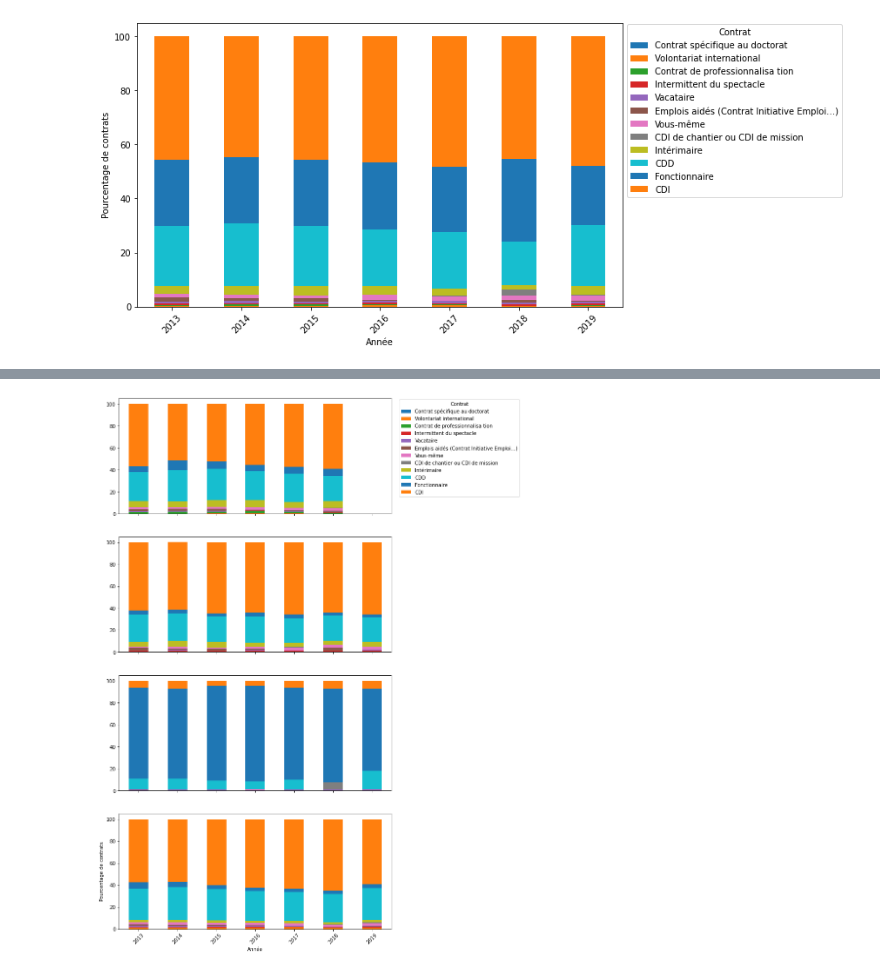
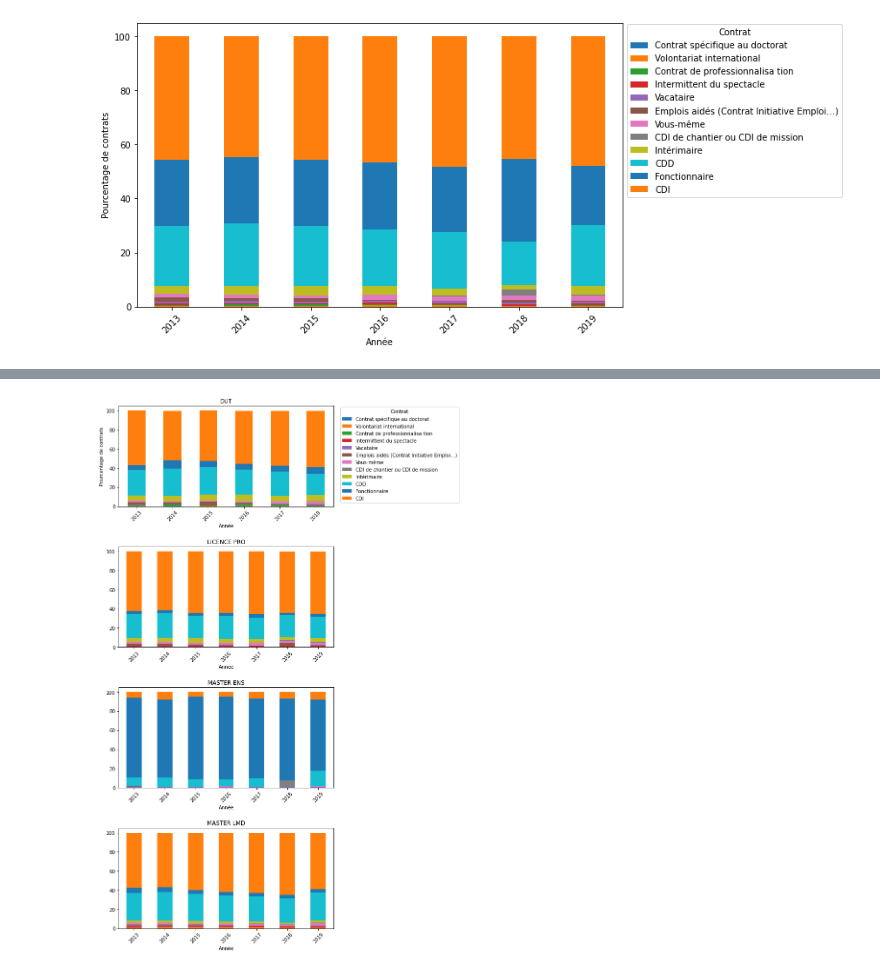
Before and after one commit to smtux/DUDA, a Jupyter notebook: inser_pro/src/pro.ipynb, the cells around one changed output, grey strips where cells are left out. Cells and saved outputs as stored; diff of their text form; code cells hidden in the pictures.

Commit message:
Ajout des std dans les graph à barres empilées pour le projet perso

```diff
--- a/inser_pro/src/pro.ipynb
+++ b/inser_pro/src/pro.ipynb
@@ -328,18 +394,25 @@ df_graph[df_graph["Diplôme"] == "DUT"]
 # %%
 # Sélection par diplôme
 df1 = df_graph[df_graph["Diplôme"] == "DUT"]
 df2 = df_graph[df_graph["Diplôme"] == "LICENCE PRO"]
 df3 = df_graph[df_graph["Diplôme"] == "MASTER ENS"]
 df4 = df_graph[df_graph["Diplôme"] == "MASTER LMD"]
 # Création des graphs
-fig, (ax1,ax2, ax3, ax4) = plt.subplots(4, 1, sharex=True,figsize = (10, 20))
-df1[col_order].plot(kind="bar", stacked=True, ax=ax1, legend=True)
-df2[col_order].plot(kind="bar", stacked=True, ax=ax2, legend=False)
-df3[col_order].plot(kind="bar", stacked=True, ax=ax3, legend=False)
-df4[col_order].plot(kind="bar", stacked=True, ax=ax4, legend=False)
+fig, (ax1,ax2, ax3, ax4) = plt.subplots(4, 1, sharex=False,figsize = (8, 20))
+df1[col_order].plot(kind="bar", stacked=True, ax=ax1, legend=True, rot=45)
+df2[col_order].plot(kind="bar", stacked=True, ax=ax2, legend=False, rot=45)
+df3[col_order].plot(kind="bar", stacked=True, ax=ax3, legend=False, rot=45)
+df4[col_order].plot(kind="bar", stacked=True, ax=ax4, legend=False, rot=45)
+ax1.set_ylabel("Pourcentage de contrats")
+# Legende des graphs
 ax1.legend(title="Contrat", bbox_to_anchor=(1.02, 1.01))
-plt.xticks(rotation=45)
-plt.ylabel("Pourcentage de contrats")
+# Titre des graphs
+ax1.set_title("DUT")
+ax2.set_title("LICENCE PRO")
+ax3.set_title("MASTER ENS")
+ax4.set_title("MASTER LMD")
+# Décalage de chacun des graphs vers la bas
+plt.subplots_adjust(hspace=0.4)
 plt.show()
 # %% [output]
-[figure, old version]
+[figure, new version]
```
Also changed, not shown: parts of 19 cells of this notebook, 1 other file.
